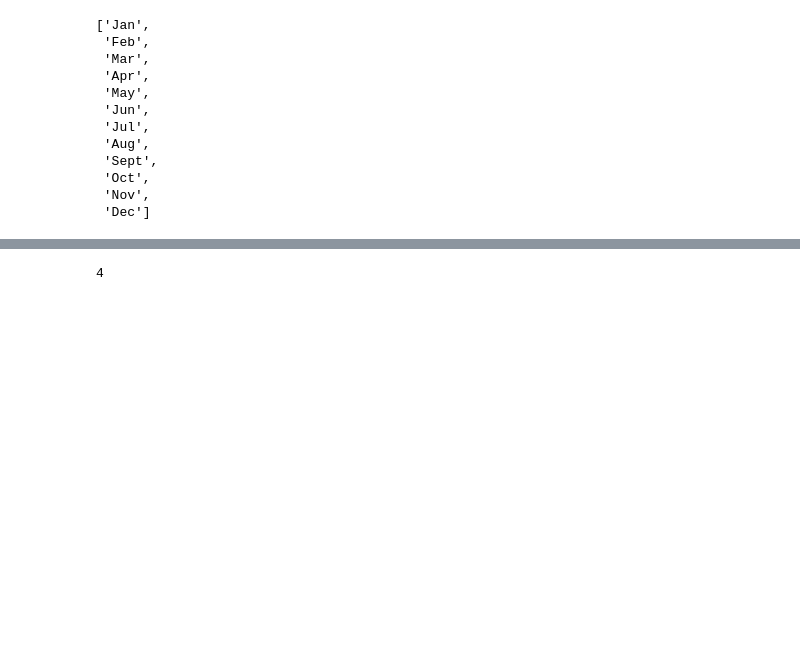
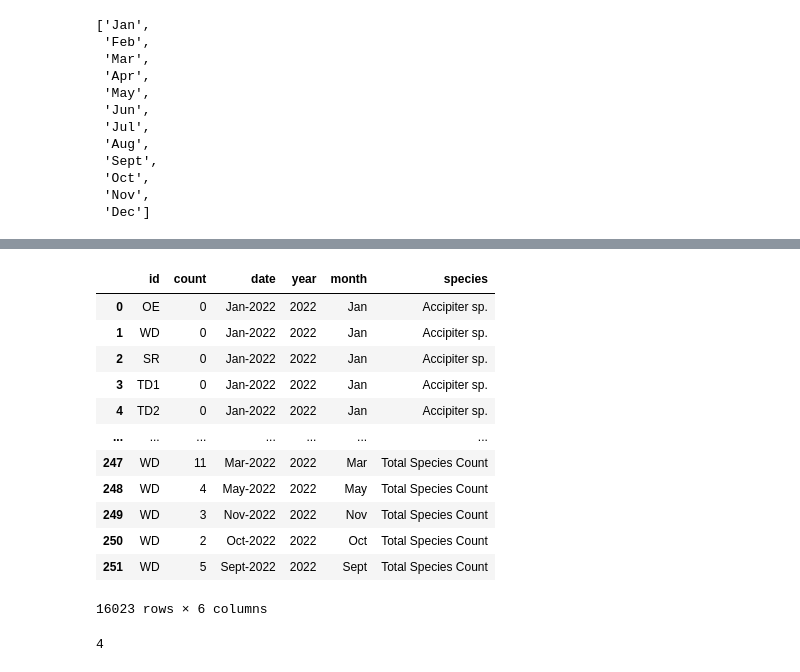
Before and after one commit to KyleKulas/bird_count, a Jupyter notebook: dev/dev_notebook.ipynb, the cells around one changed output, grey strips where cells are left out. Saved outputs shown, nothing was run; the diff lists cells and outputs as text; code cells hidden in the pictures; blank space fills up the shorter version.

```diff
--- a/dev/dev_notebook.ipynb
+++ b/dev/dev_notebook.ipynb
@@ -219,3 +250,29 @@ final[final['id'] == 'ALL']
+# %%
+
+# sum species in each area, making sure to remove "Total Bird Count" from totals
+all_area_species = test_final2[test_final2['species']!='Total Bird Count']
+all_area_total_species = all_area_species.groupby(['id', 'date', 'year', 'month']).apply(lambda x: x['count'].gt(0).sum(axis=0)).reset_index(name='count')
+all_area_total_species['species'] = 'Total Species Count'
+all_area_total_species
+
+test_final3 = pd.concat([test_final2, all_area_total_species])
+# final = pd.concat([final, all_area_total_bird])
+# %%
+test_final3
+# %% [output]
+|  | id | count | date | year | month | species |
+| 0 | OE | 0 | Jan-2022 | 2022 | Jan | Accipiter sp. |
+| 1 | WD | 0 | Jan-2022 | 2022 | Jan | Accipiter sp. |
+| 2 | SR | 0 | Jan-2022 | 2022 | Jan | Accipiter sp. |
+| 3 | TD1 | 0 | Jan-2022 | 2022 | Jan | Accipiter sp. |
+| 4 | TD2 | 0 | Jan-2022 | 2022 | Jan | Accipiter sp. |
+| ... | ... | ... | ... | ... | ... | ... |
+| 247 | WD | 11 | Mar-2022 | 2022 | Mar | Total Species Count |
+| 248 | WD | 4 | May-2022 | 2022 | May | Total Species Count |
+| 249 | WD | 3 | Nov-2022 | 2022 | Nov | Total Species Count |
+| 250 | WD | 2 | Oct-2022 | 2022 | Oct | Total Species Count |
+| 251 | WD | 5 | Sept-2022 | 2022 | Sept | Total Species Count |
+16023 rows × 6 columns
 # %%
 # get the header row
 idx = df[df[0].str.contains(r'Species: +\w+', regex=True, na=False)].index
```
Also changed, not shown: parts of 11 cells of this notebook.
